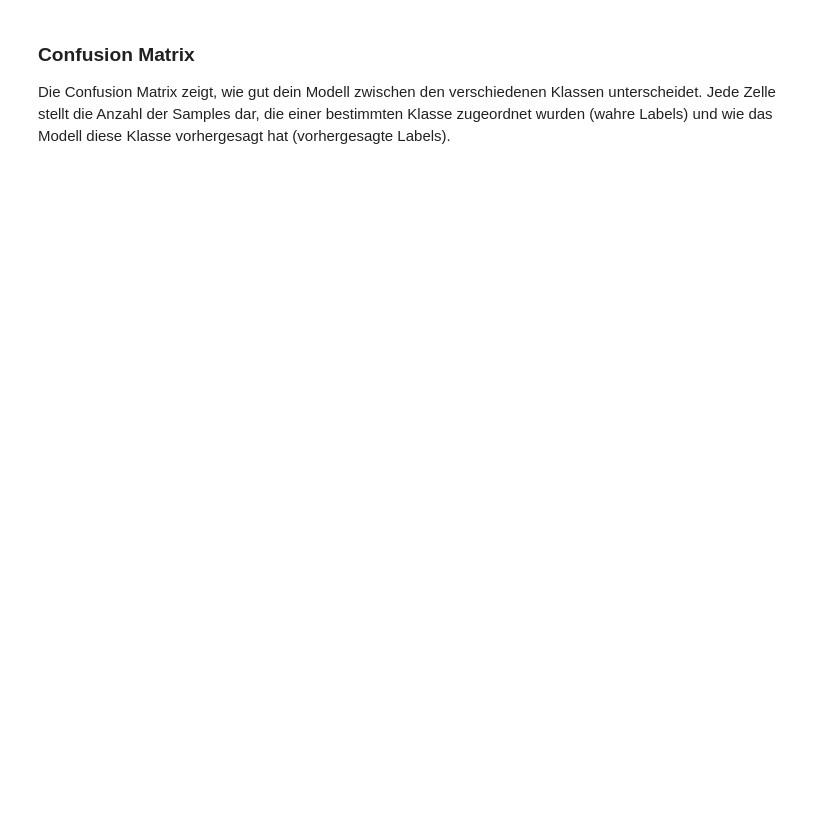
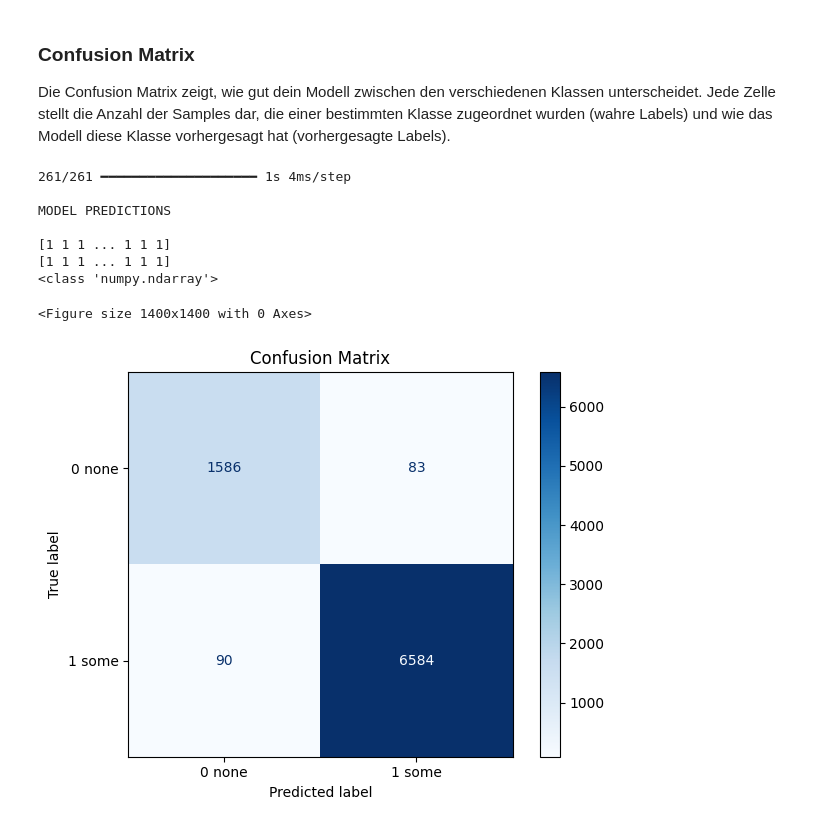
Before and after one commit to ninakuhlen/ai-gear-fault-detection, a Jupyter notebook: notebooks/fft_net_biclassification.ipynb, the cells around one changed output. Drawn from its saved outputs; the diff is of its cells as text; code cells hidden in the pictures; blank space fills up the shorter version.

```diff
--- a/notebooks/fft_net_biclassification.ipynb
+++ b/notebooks/fft_net_biclassification.ipynb
@@ -118,12 +204,22 @@ display(evaluation)
 Die Confusion Matrix zeigt, wie gut dein Modell zwischen den verschiedenen Klassen unterscheidet. Jede Zelle stellt die Anzahl der Samples dar, die einer bestimmten Klasse zugeordnet wurden (wahre Labels) und wie das Modell diese Klasse vorhergesagt hat (vorhergesagte Labels).
 # %%
 # predictions by model
-true_labels, predicted_labels = mc.predict(model=model, test_samples_dict=test_samples_dict)
+true_labels, predicted_labels = net.predict(model=model, test_samples_dict=test_samples_dict)
 
 print(type(test_samples_dict["encoder"].classes_))
 
 # plot confusion matrix
 vis.plot_confusion_matrix(true_labels=true_labels,
                           predicted_labels=predicted_labels,
                           class_names=test_samples_dict["encoder"].classes_.tolist()
                           )
+# %% [output]
+261/261 ━━━━━━━━━━━━━━━━━━━━ 1s 4ms/step
+
+MODEL PREDICTIONS
+
+[1 1 1 ... 1 1 1]
+[1 1 1 ... 1 1 1]
+<class 'numpy.ndarray'>
+<Figure size 1400x1400 with 0 Axes>
+[figure, added]
```
Also changed, not shown: parts of 11 cells of this notebook, 24 other files.
